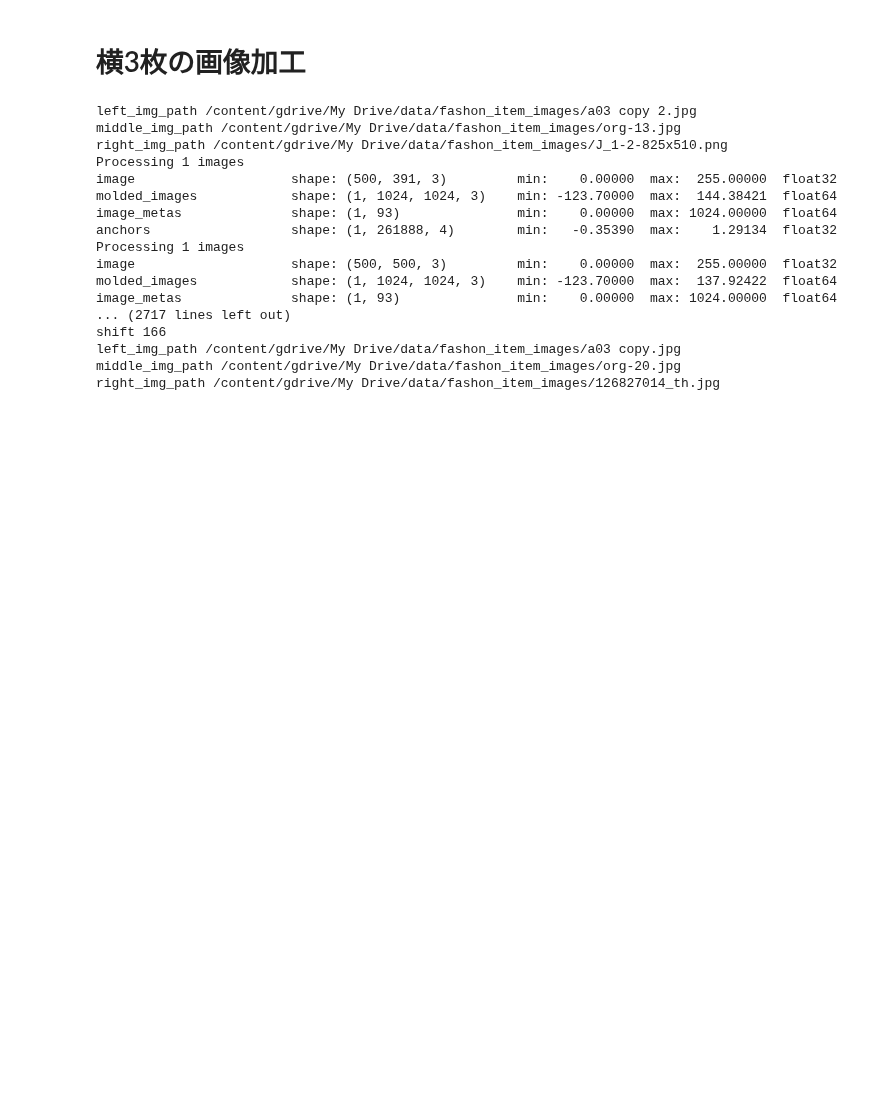
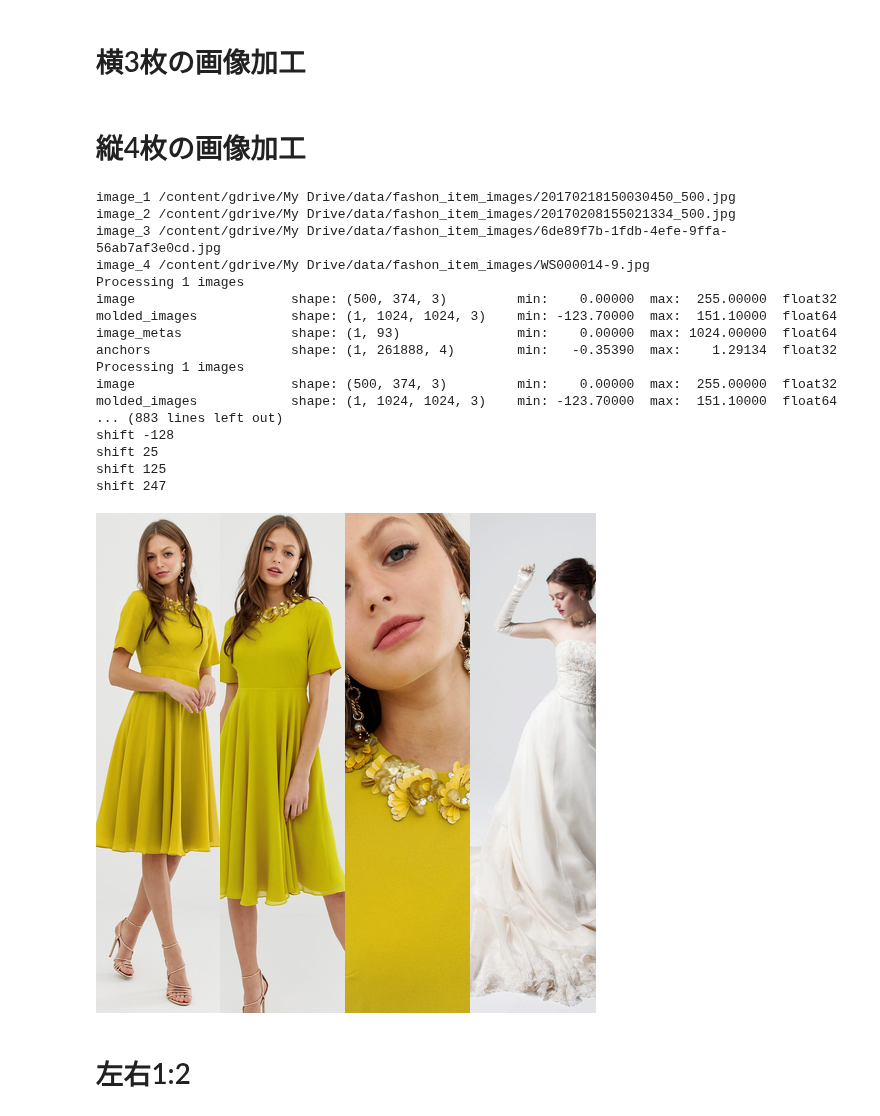
Before and after one commit to sleepless-se/0Colab, a Jupyter notebook: Mask_R_CNN_Sample_v4.ipynb, the cells around one changed output. Drawn from its saved outputs; the diff is of its cells as text; code cells hidden in the pictures; blank space fills up the shorter version.

Commit message:
split 4 line.

```diff
--- a/Mask_R_CNN_Sample_v4.ipynb
+++ b/Mask_R_CNN_Sample_v4.ipynb
@@ -407,7 +426,7 @@ def left_right_up_down_image(left_img_path,right_up_img_path,right_down_img_path
   return bg
 # %%
 images = os.listdir(IMG_ROOT)
-for i in range(40,len(images)-2):
+for i in range(40,len(images)-2,4):
   left_img_path = os.path.join(IMG_ROOT, images[i])
   right_up_img_path = os.path.join(IMG_ROOT, images[i+1])
   right_down_img_path = os.path.join(IMG_ROOT, images[i+2])
@@ -506,21 +525,5 @@ for i in range(40,len(images)-2):
   bg.save(save_file_path)
   saved_image = Image.open(save_file_path)
   saved_image
-# %% [output]
-left_img_path /content/gdrive/My Drive/data/fashon_item_images/a03 copy 2.jpg
-middle_img_path /content/gdrive/My Drive/data/fashon_item_images/org-13.jpg
-right_img_path /content/gdrive/My Drive/data/fashon_item_images/J_1-2-825x510.png
-Processing 1 images
-image                    shape: (500, 391, 3)         min:    0.00000  max:  255.00000  float32
-molded_images            shape: (1, 1024, 1024, 3)    min: -123.70000  max:  144.38421  float64
-image_metas              shape: (1, 93)               min:    0.00000  max: 1024.00000  float64
-anchors                  shape: (1, 261888, 4)        min:   -0.35390  max:    1.29134  float32
-Processing 1 images
-image                    shape: (500, 500, 3)         min:    0.00000  max:  255.00000  float32
-molded_images            shape: (1, 1024, 1024, 3)    min: -123.70000  max:  137.92422  float64
-image_metas              shape: (1, 93)               min:    0.00000  max: 1024.00000  float64
-... (2717 lines left out)
-shift 166
-left_img_path /content/gdrive/My Drive/data/fashon_item_images/a03 copy.jpg
-middle_img_path /content/gdrive/My Drive/data/fashon_item_images/org-20.jpg
-right_img_path /content/gdrive/My Drive/data/fashon_item_images/126827014_th.jpg
+# %% [markdown]
+# 縦4枚の画像加工
@@ -526,0 +586,40 @@ right_img_path /content/gdrive/My Drive/data/fashon_item_images/126827014_th.jpg
+# %%
+images = os.listdir(IMG_ROOT)
+for i in range(48,len(images)-4,4):
+  image_1 = os.path.join(IMG_ROOT, images[i])
+  image_2 = os.path.join(IMG_ROOT, images[i+1])
+  image_3 = os.path.join(IMG_ROOT, images[i+2])
+  image_4 = os.path.join(IMG_ROOT, images[i+3])
+
+  print('image_1',image_1)
+  print('image_2',image_2)
+  print('image_3',image_3)
+  print('image_4',image_4)
+
+  bg = split_4line_image(image_1,image_2,image_3,image_4,  canvas_size = 500)
+  file_name = f'4line_{i}.png'
+  save_file_path = os.path.join(EDITED_IMG_ROOT,file_name)
+  bg.save(save_file_path)
+  saved_image = Image.open(save_file_path)
+saved_image
+# %% [output]
+image_1 /content/gdrive/My Drive/data/fashon_item_images/20170218150030450_500.jpg
+image_2 /content/gdrive/My Drive/data/fashon_item_images/20170208155021334_500.jpg
+image_3 /content/gdrive/My Drive/data/fashon_item_images/6de89f7b-1fdb-4efe-9ffa-56ab7af3e0cd.jpg
+image_4 /content/gdrive/My Drive/data/fashon_item_images/WS000014-9.jpg
+Processing 1 images
+image                    shape: (500, 374, 3)         min:    0.00000  max:  255.00000  float32
+molded_images            shape: (1, 1024, 1024, 3)    min: -123.70000  max:  151.10000  float64
+image_metas              shape: (1, 93)               min:    0.00000  max: 1024.00000  float64
+anchors                  shape: (1, 261888, 4)        min:   -0.35390  max:    1.29134  float32
+Processing 1 images
+image                    shape: (500, 374, 3)         min:    0.00000  max:  255.00000  float32
+molded_images            shape: (1, 1024, 1024, 3)    min: -123.70000  max:  151.10000  float64
+... (883 lines left out)
+shift -128
+shift 25
+shift 125
+shift 247
+[figure, added]
+# %% [markdown]
+# 左右1:2
```
Also changed, not shown: parts of 6 cells of this notebook.
